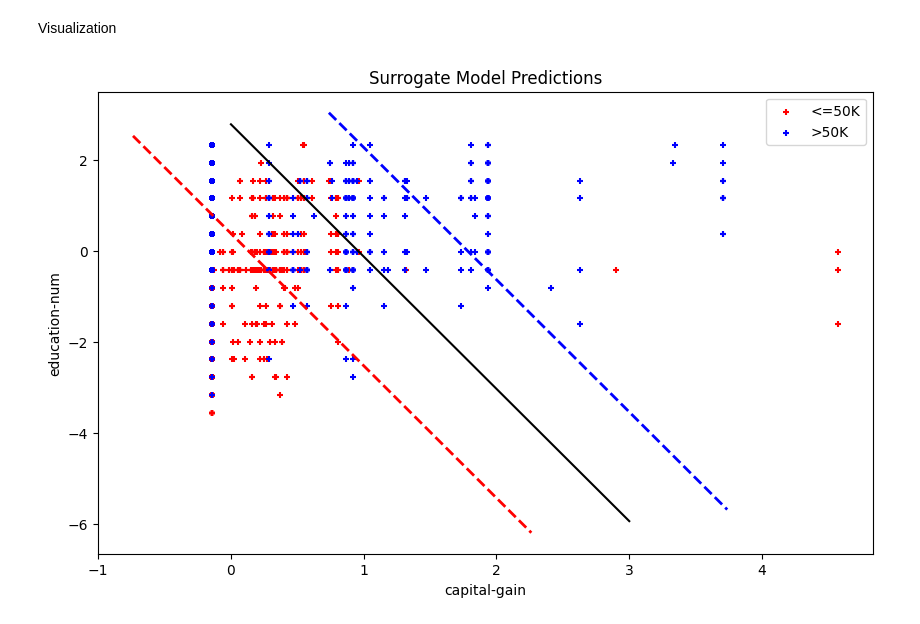
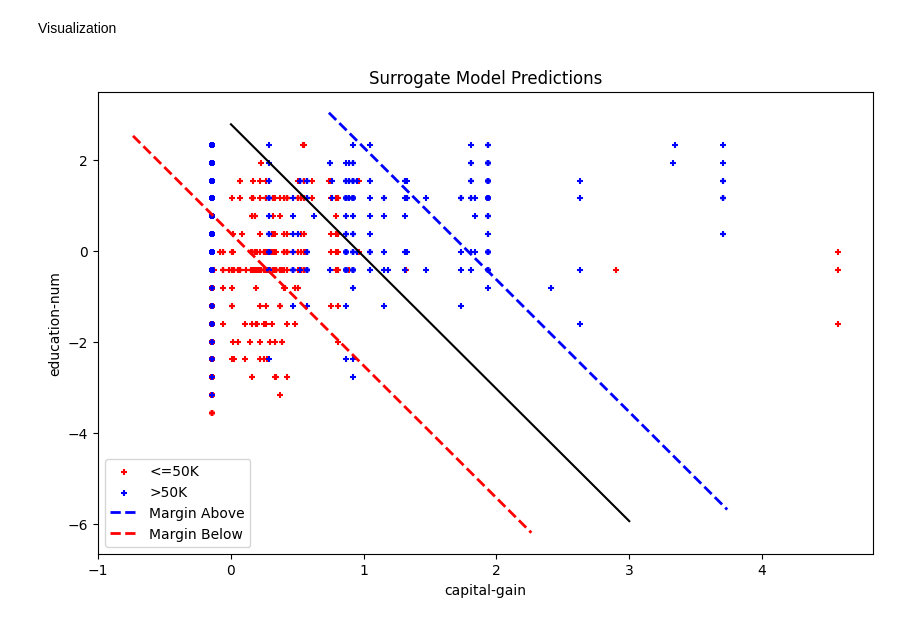
Before and after one commit to ConstanceGlly/Interpretability_and_Fairness_Income, a Jupyter notebook: Notebooks/Models.ipynb, the cells around one changed output. Saved outputs shown, nothing was run; the diff lists cells and outputs as text; code cells hidden in the pictures.

Commit message:
cleaning the models notebook

```diff
--- a/Notebooks/Models.ipynb
+++ b/Notebooks/Models.ipynb
@@ -600,59 +599,46 @@ Visualization
 # Extract the features from your dataset
 X_viz = X_test[['capital-gain', 'educational-num']]
 index_viz = X_test.index
 
+# Scale the features
 scaler = StandardScaler()
-scaler.fit(X_viz)
-X_viz_scaled = scaler.transform(X_viz)
-X_viz_scaled = pd.DataFrame(X_viz_scaled , columns=['capital-gain', 'educational-num'], index =index_viz)
-X_viz_scaled = X_viz_scaled[X_viz_scaled['capital-gain']<10]
+X_viz_scaled = pd.DataFrame(scaler.fit_transform(X_viz), columns=['capital-gain', 'educational-num'], index=index_viz)
+X_viz_scaled = X_viz_scaled[X_viz_scaled['capital-gain'] < 10]
 
 # Make predictions using the surrogate model
-w1 = feature_importance_df[feature_importance_df["Feature"]=="num__capital-gain"]["Importance"].values
-w2 = feature_importance_df[feature_importance_df["Feature"] =="num__educational-num"]["Importance"].values
-intercept = surrogate_model.intercept_[0]
+w1 = feature_importance_df[feature_importance_df["Feature"] == "num__capital-gain"]["Importance"].values[0]
+w2 = feature_importance_df[feature_importance_df["Feature"] == "num__educational-num"]["Importance"].values[0]
+intercept = surrogate_model.intercept_
 
 x_points = np.linspace(0, 3)
 y_points = -(w1 / w2) * x_points - intercept / w2
 
 # Create a scatter plot of the data points
 plt.figure(figsize=(10, 6))
 
 # Plot points of class 0
 plt.scatter(X_viz_scaled['capital-gain'][y_test == 0], X_viz_scaled['educational-num'][y_test == 0], c='r', label='<=50K', s=20, marker="+")
 
 # Plot points of class 1
 plt.scatter(X_viz_scaled['capital-gain'][y_test == 1], X_viz_scaled['educational-num'][y_test == 1], c='b', label='>50K', s=20, marker="+")
 
-############################ MARGIN ############################
-# Step 2 (unit-vector):
-w=np.array([w1, w2])
-w_hat = w / (np.sqrt(np.sum(w**2)))
+# Calculate the margin points
+w = np.array([w1, w2])
+w_hat = w / np.sqrt(np.sum(w**2))
+margin = 1 / np.sqrt(np.sum(w ** 2))
+decision_boundary_points = np.array(list(zip(x_points, y_points)))
+points_of_line_above = decision_boundary_points + (margin * w_hat)
+points_of_line_below = decision_boundary_points - (margin * w_hat)
 
-# Step 3 (margin):
-margin = 1 / np.sqrt(np.sum(w ** 2))
-# Step 4 (calculate points of the margin lines):
-decision_boundary_points = np.array(list(zip(x_points, y_points)))
-points_of_line_above = decision_boundary_points + (margin * w_hat).ravel()
-points_of_line_below = decision_boundary_points - (margin * w_hat).ravel()
 # Plot margin lines
-# Blue margin line above
-plt.plot(points_of_line_above[:, 0],
-         points_of_line_above[:, 1],
-         'b--',
-         linewidth=2)
-# Green margin line below
-plt.plot(points_of_line_below[:, 0],
-         points_of_line_below[:, 1],
-         'r--',
-         linewidth=2)
-
+plt.plot(points_of_line_above[:, 0], points_of_line_above[:, 1], 'b--', linewidth=2, label='Margin Above')
+plt.plot(points_of_line_below[:, 0], points_of_line_below[:, 1], 'r--', linewidth=2, label='Margin Below')
 
 plt.xlabel('capital-gain')
 plt.ylabel('education-num')
 plt.legend(loc='best')
 plt.title('Surrogate Model Predictions')
 plt.plot(x_points, y_points, c='black')
 plt.show()
 # %% [output]
-[figure, old version]
+[figure, new version]
```
Also changed, not shown: parts of 1 cell of this notebook, 1 other file.
